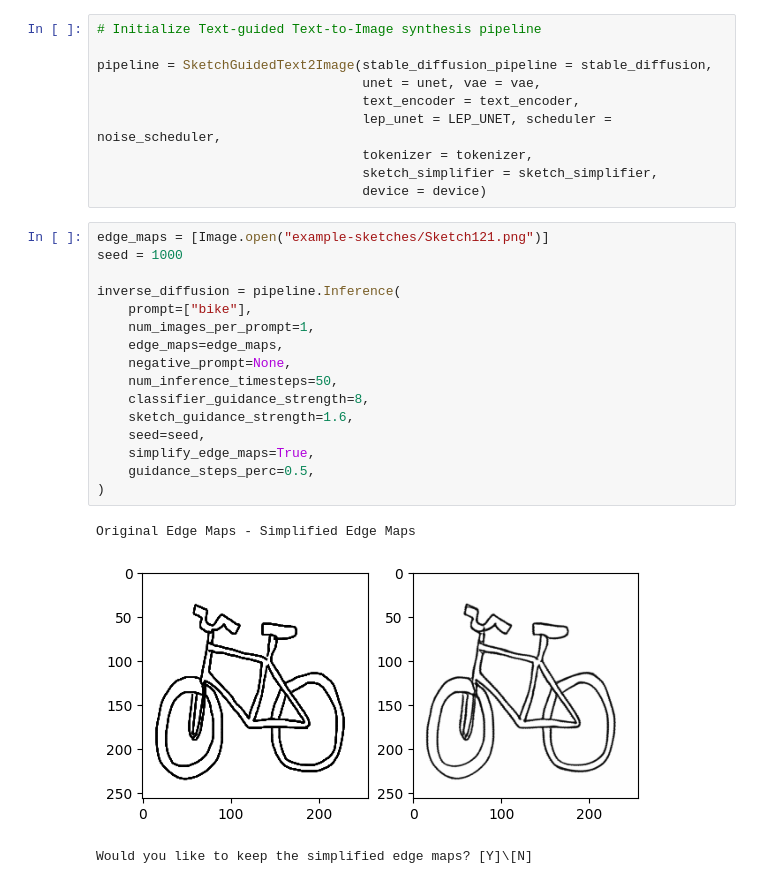
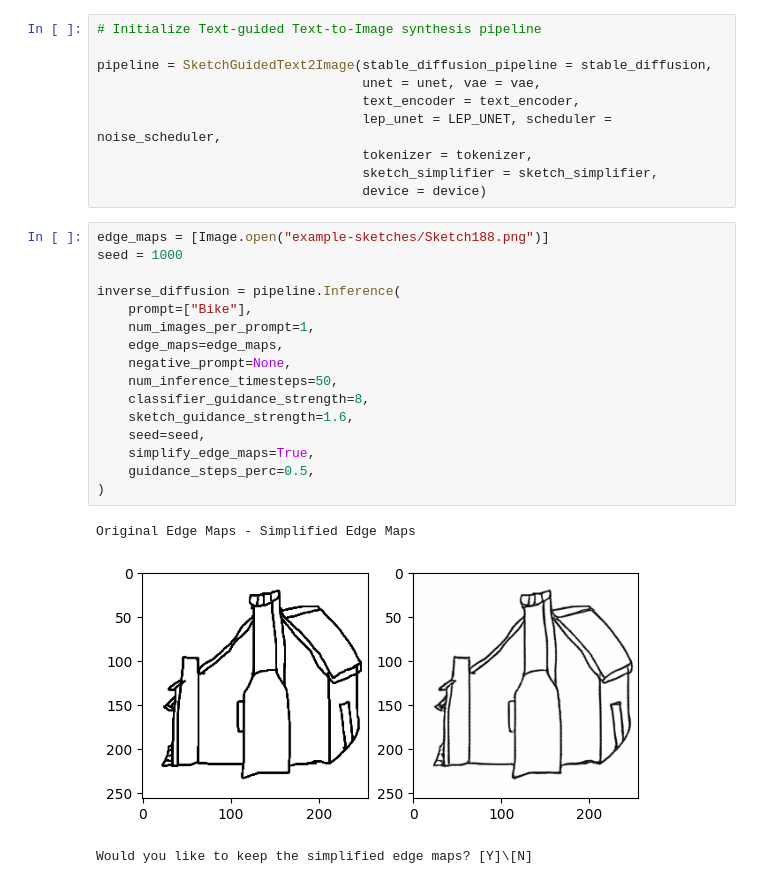
Before and after one commit to zacgalaxy/U-SketchPlus, a Jupyter notebook: usketch-demo.ipynb, the cells around one changed output. Drawn from its saved outputs; the diff is of its cells as text.

```diff
--- a/usketch-demo.ipynb
+++ b/usketch-demo.ipynb
@@ -134,24 +134,24 @@ pipeline = SketchGuidedText2Image(stable_diffusion_pipeline = stable_diffusion,
                                   sketch_simplifier = sketch_simplifier,
                                   device = device)
 # %%
-edge_maps = [Image.open("example-sketches/Sketch121.png")]
+edge_maps = [Image.open("example-sketches/Sketch188.png")]
 seed = 1000
 
 inverse_diffusion = pipeline.Inference(
-    prompt=["bike"],
+    prompt=["Bike"],
     num_images_per_prompt=1,
     edge_maps=edge_maps,
     negative_prompt=None,
     num_inference_timesteps=50,
     classifier_guidance_strength=8,
     sketch_guidance_strength=1.6,
     seed=seed,
     simplify_edge_maps=True,
     guidance_steps_perc=0.5,
 )
 # %% [output]
 Original Edge Maps - Simplified Edge Maps
-[figure, old version]
+[figure, new version]
 Would you like to keep the simplified edge maps? [Y]\[N]
 # %%
 for edge_map, image in zip(edge_maps, inverse_diffusion["generated_image"]):
```
Also changed, not shown: parts of 1 cell of this notebook, 12 other files.
